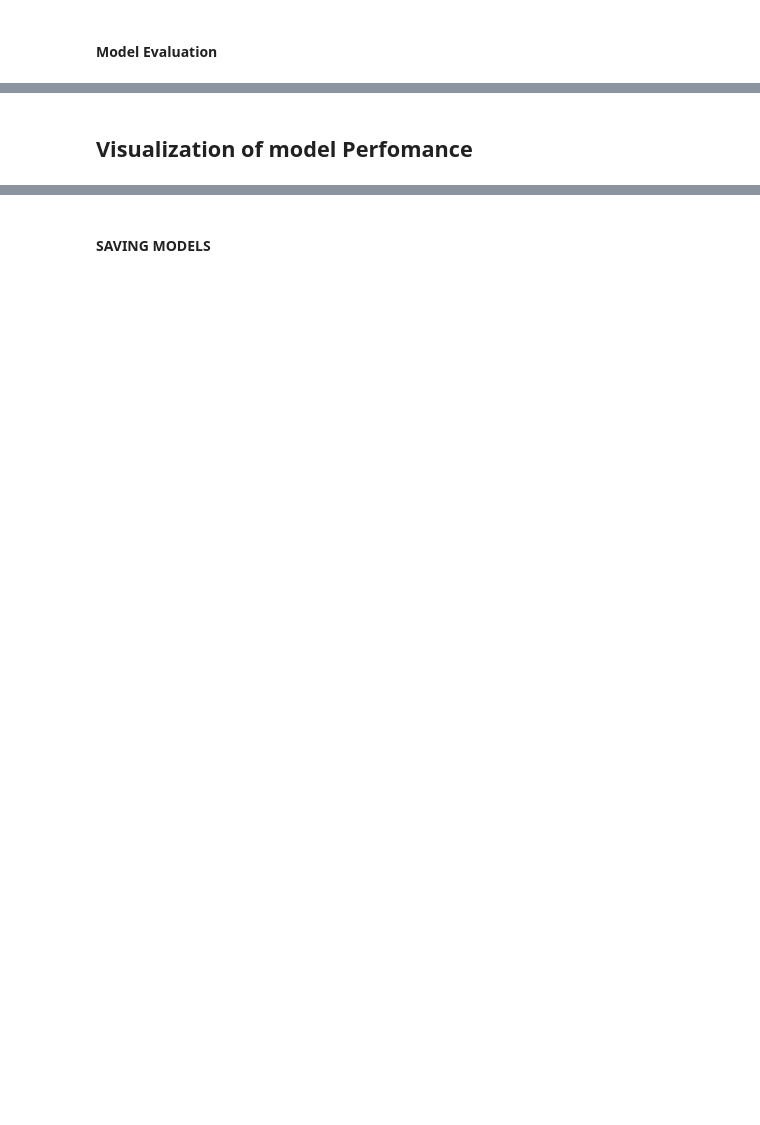
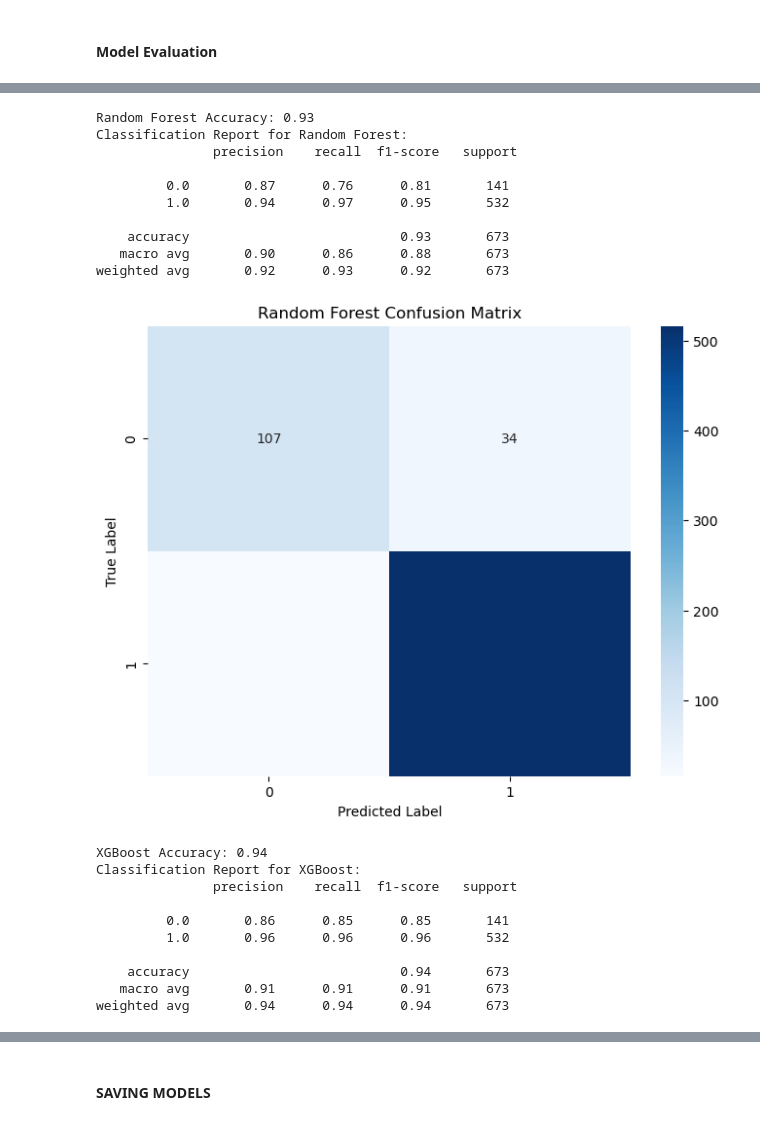
Before and after one commit to ECCHERUIYOT/AI-Powered-Recommendations-For-Melanin-Skin, a Jupyter notebook: index.ipynb, the cells around one changed output, grey strips where cells are left out. Drawn from its saved outputs; the diff is of its cells as text; code cells hidden in the pictures; blank space fills up the shorter version.

```diff
--- a/index.ipynb
+++ b/index.ipynb
@@ -886,8 +948,8 @@ categorical_cols
 # %%
 from sklearn.pipeline import Pipeline
 # Manually one-hot encode categorical columns in training and test sets
-X_train_encoded = pd.get_dummies(X_train, columns=['skin_tone_category'], drop_first=True)
-X_test_encoded = pd.get_dummies(X_test, columns=['skin_tone_category'], drop_first=True)
+X_train_encoded = pd.get_dummies(X_train, columns = categorical_cols, drop_first=True)
+X_test_encoded = pd.get_dummies(X_test, columns= categorical_cols, drop_first=True)
 
 # Align columns in X_test_encoded with X_train_encoded in case of any missing columns
 X_test_encoded = X_test_encoded.reindex(columns=X_train_encoded.columns, fill_value=0)
@@ -927,18 +969,7 @@ plt.show()
-# %%
-import numpy as np
-from xgboost import XGBClassifier
-
-# Ensure there are no non-numeric columns or NaN values
-X_train_encoded = X_train_encoded.apply(pd.to_numeric, errors='coerce').fillna(0)
-X_test_encoded = X_test_encoded.apply(pd.to_numeric, errors='coerce').fillna(0)
-
-# Initialize XGBoost Classifier
-xgb_model = XGBClassifier(use_label_encoder=False, eval_metric='logloss', random_state=42)
-
-# Fit the model using .values to avoid DataFrame-specific issues
-xgb_model.fit(X_train_encoded.values, y_train.values)
-
-# Predict on the test set
-y_pred_xgb = xgb_model.predict(X_test_encoded.values)
+# %%
+# XGBoost Model
+xgb_model = XGBClassifier(random_state=42, use_label_encoder=False, eval_metric='logloss')
+xgb_model.fit(X_train_encoded.values,y_train.values)
+y_pred_xgb = xgb_model.predict(X_test_encoded.values)
 # %% [markdown]
 #### Model Evaluation
@@ -984,2 +975,0 @@ plt.show()
-# %% [markdown]
-## Visualization of model Perfomance
@@ -1002,0 +976,42 @@ plt.show()
+# %%
+# Evaluation function to check accuracy and classification report
+def evaluate_model(name, y_true, y_pred):
+    accuracy = accuracy_score(y_true, y_pred)
+    print(f"{name} Accuracy: {accuracy:.2f}")
+    print(f"Classification Report for {name}:\n", classification_report(y_true, y_pred))
+    conf_matrix = confusion_matrix(y_true, y_pred)
+    plt.figure(figsize=(8, 6))
+    sns.heatmap(conf_matrix, annot=True, fmt='d', cmap='Blues')
+    plt.title(f"{name} Confusion Matrix")
+    plt.xlabel("Predicted Label")
+    plt.ylabel("True Label")
+    plt.show()
+# %%
+# Evaluate Random Forest
+evaluate_model("Random Forest", y_test, y_pred)
+accuracy_rf = accuracy_score(y_test, y_pred)
+# Evaluate XGBoost
+evaluate_model("XGBoost", y_test, y_pred_xgb)
+xgb_accuracy = accuracy_score(y_test, y_pred_xgb)
+# %% [output]
+Random Forest Accuracy: 0.93
+Classification Report for Random Forest:
+               precision    recall  f1-score   support
+
+         0.0       0.87      0.76      0.81       141
+         1.0       0.94      0.97      0.95       532
+
+    accuracy                           0.93       673
+   macro avg       0.90      0.86      0.88       673
+weighted avg       0.92      0.93      0.92       673
+[figure, added]
+XGBoost Accuracy: 0.94
+Classification Report for XGBoost:
+               precision    recall  f1-score   support
+
+         0.0       0.86      0.85      0.85       141
+         1.0       0.96      0.96      0.96       532
+
+    accuracy                           0.94       673
+   macro avg       0.91      0.91      0.91       673
+weighted avg       0.94      0.94      0.94       673
```
Also changed, not shown: parts of 64 cells of this notebook, 1 other file.
